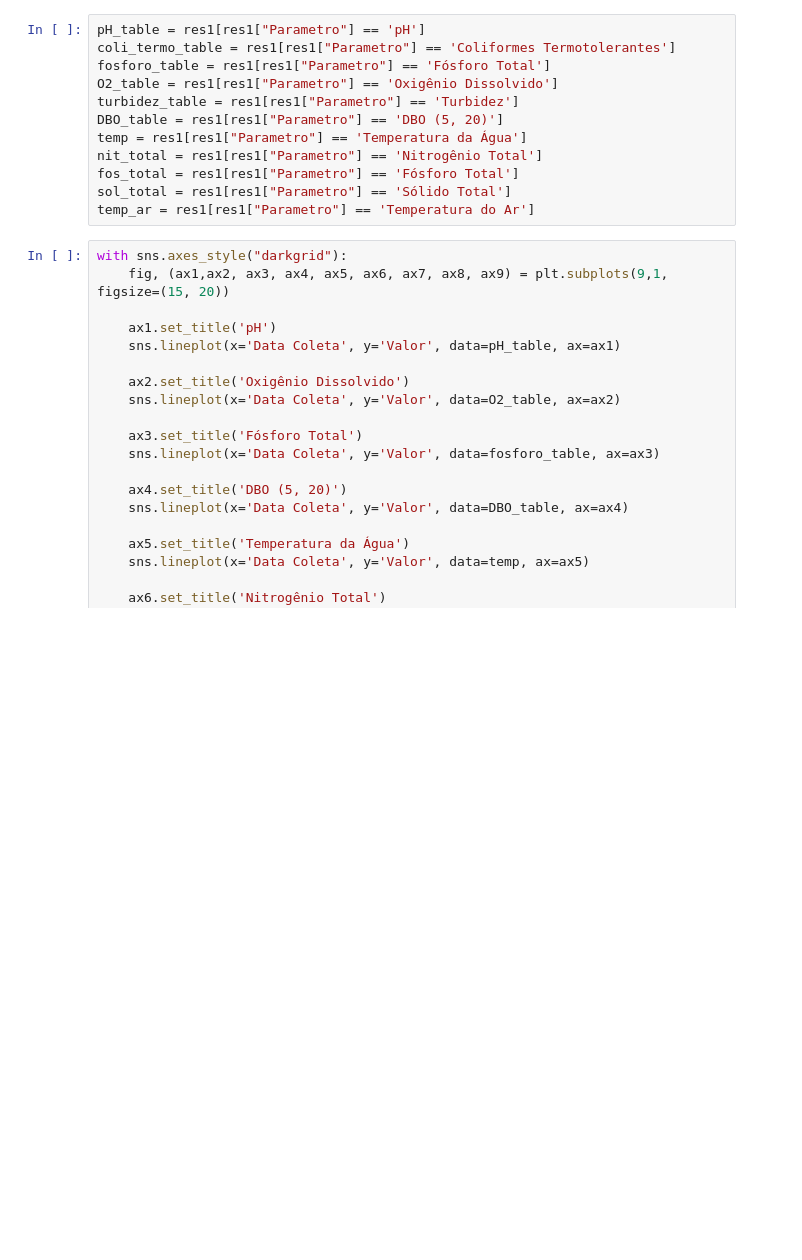
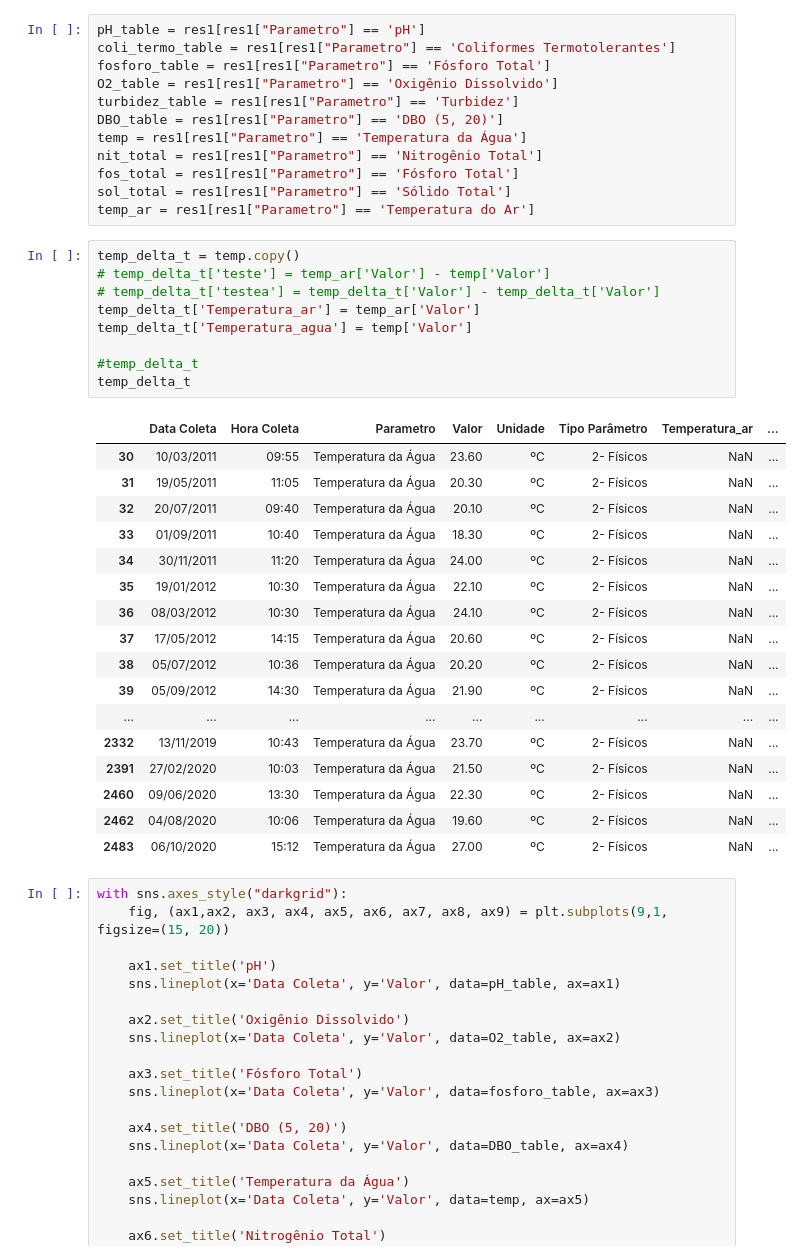
Before and after one commit to MarceloCMiguel/Tamanduatei-DataScience, a Jupyter notebook: QuimicaP3_Tamanduatei.ipynb, the cells around one changed output. Cells and saved outputs as stored; diff of their text form; blank space fills up the shorter version.

```diff
--- a/QuimicaP3_Tamanduatei.ipynb
+++ b/QuimicaP3_Tamanduatei.ipynb
@@ -72,6 +72,33 @@ nit_total = res1[res1["Parametro"] == 'Nitrogênio Total']
 fos_total = res1[res1["Parametro"] == 'Fósforo Total']
 sol_total = res1[res1["Parametro"] == 'Sólido Total']
 temp_ar = res1[res1["Parametro"] == 'Temperatura do Ar']
+# %%
+temp_delta_t = temp.copy()
+# temp_delta_t['teste'] = temp_ar['Valor'] - temp['Valor']
+# temp_delta_t['testea'] = temp_delta_t['Valor'] - temp_delta_t['Valor']
+temp_delta_t['Temperatura_ar'] = temp_ar['Valor']
+temp_delta_t['Temperatura_agua'] = temp['Valor']
+
+#temp_delta_t
+temp_delta_t
+# %% [output]
+|  | Data Coleta | Hora Coleta | Parametro | Valor | Unidade | Tipo Parâmetro | Temperatura_ar | ... |
+| 30 | 10/03/2011 | 09:55 | Temperatura da Água | 23.60 | ºC | 2- Físicos | NaN | ... |
+| 31 | 19/05/2011 | 11:05 | Temperatura da Água | 20.30 | ºC | 2- Físicos | NaN | ... |
+| 32 | 20/07/2011 | 09:40 | Temperatura da Água | 20.10 | ºC | 2- Físicos | NaN | ... |
+| 33 | 01/09/2011 | 10:40 | Temperatura da Água | 18.30 | ºC | 2- Físicos | NaN | ... |
+| 34 | 30/11/2011 | 11:20 | Temperatura da Água | 24.00 | ºC | 2- Físicos | NaN | ... |
+| 35 | 19/01/2012 | 10:30 | Temperatura da Água | 22.10 | ºC | 2- Físicos | NaN | ... |
+| 36 | 08/03/2012 | 10:30 | Temperatura da Água | 24.10 | ºC | 2- Físicos | NaN | ... |
+| 37 | 17/05/2012 | 14:15 | Temperatura da Água | 20.60 | ºC | 2- Físicos | NaN | ... |
+| 38 | 05/07/2012 | 10:36 | Temperatura da Água | 20.20 | ºC | 2- Físicos | NaN | ... |
+| 39 | 05/09/2012 | 14:30 | Temperatura da Água | 21.90 | ºC | 2- Físicos | NaN | ... |
+| ... | ... | ... | ... | ... | ... | ... | ... | ... |
+| 2332 | 13/11/2019 | 10:43 | Temperatura da Água | 23.70 | ºC | 2- Físicos | NaN | ... |
+| 2391 | 27/02/2020 | 10:03 | Temperatura da Água | 21.50 | ºC | 2- Físicos | NaN | ... |
+| 2460 | 09/06/2020 | 13:30 | Temperatura da Água | 22.30 | ºC | 2- Físicos | NaN | ... |
+| 2462 | 04/08/2020 | 10:06 | Temperatura da Água | 19.60 | ºC | 2- Físicos | NaN | ... |
+| 2483 | 06/10/2020 | 15:12 | Temperatura da Água | 27.00 | ºC | 2- Físicos | NaN | ... |
 # %%
 with sns.axes_style("darkgrid"):
     fig, (ax1,ax2, ax3, ax4, ax5, ax6, ax7, ax8, ax9) = plt.subplots(9,1, figsize=(15, 20))
```
Also changed, not shown: parts of 4 cells of this notebook.
